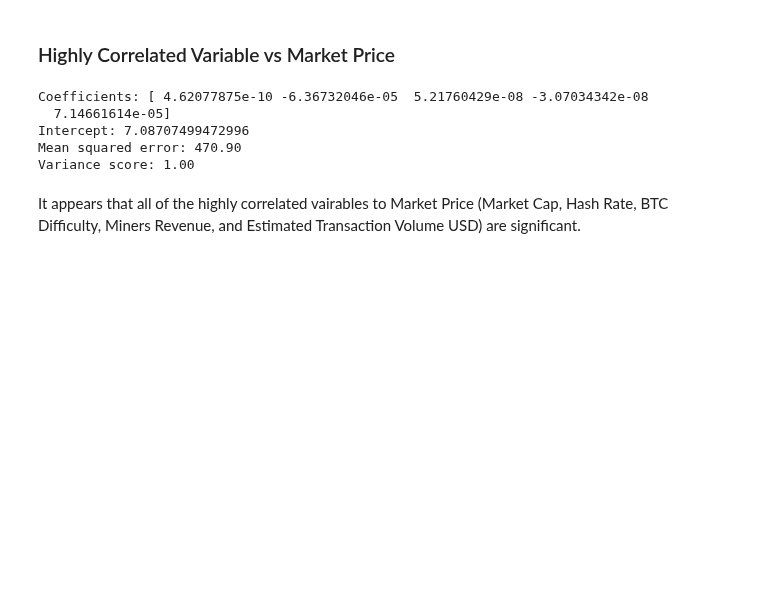
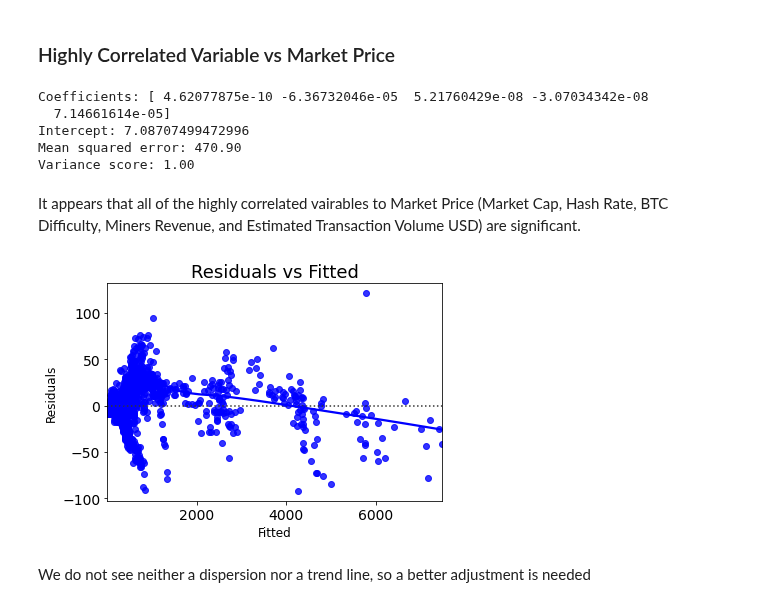
Before and after one commit to alvaroserrrano/BitcoinLinearRegression, a Jupyter notebook: bitcoin_linear_regression.ipynb, the cells around one changed output. Saved outputs shown, nothing was run; the diff lists cells and outputs as text; code cells hidden in the pictures; blank space fills up the shorter version.

Commit message:
resid vs fitted on highly correlated variables

```diff
--- a/bitcoin_linear_regression.ipynb
+++ b/bitcoin_linear_regression.ipynb
@@ -589,3 +589,18 @@ Mean squared error: 470.90
 Variance score: 1.00
 # %% [markdown]
 It appears that all of the highly correlated vairables to Market Price (Market Cap, Hash Rate, BTC Difficulty, Miners Revenue, and Estimated Transaction Volume USD) are significant.
+# %%
+# Residuals vs Fitted
+sns.residplot(x=predictions7, y=residuals7, lowess=True, color='blue')
+plt.title('Residuals vs Fitted')
+plt.xlabel('Fitted')
+plt.ylabel('Residuals')
+plt.rc('font', size=14)
+plt.rc('figure', titlesize=18)
+plt.rc('axes', labelsize=12)
+plt.rc('axes', titlesize=18)
+plt.show()
+# %% [output]
+[figure, added]
+# %% [markdown]
+We do not see neither a dispersion nor a trend line, so a better adjustment is needed
```
